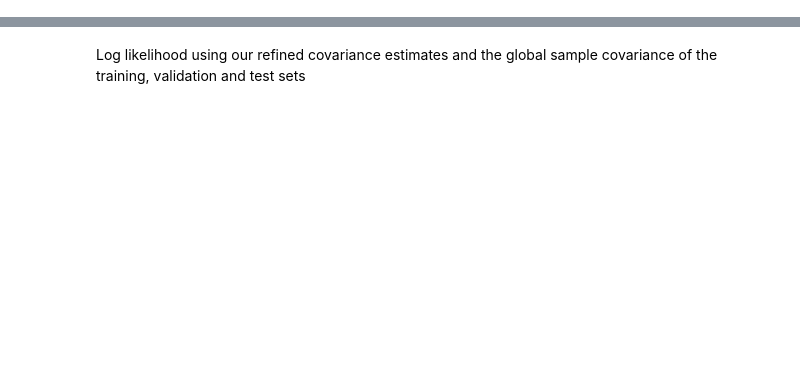
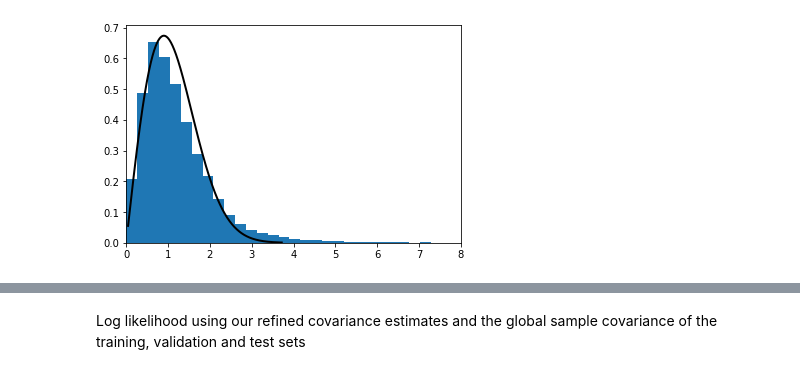
Before and after one commit to jackmiller2003/dl-cyclones, a Jupyter notebook: BinnedCovariance.ipynb, the cells around one changed output, grey strips where cells are left out. Drawn from its saved outputs; the diff is of its cells as text; code cells hidden in the pictures; blank space fills up the shorter version.

```diff
--- a/BinnedCovariance.ipynb
+++ b/BinnedCovariance.ipynb
@@ -29,3 +43,16 @@ test_labels,  test_latent  = load_labels("/g/data/x77/jm0124/feature_vectors/tes
 assert train_preds.shape == train_labels.shape
 assert val_preds.shape == val_labels.shape
 assert test_preds.shape == test_labels.shape
+# %%
+# plot distribution of magnitudes, it's Rayleigh distributed
+from scipy.stats import rayleigh
+x = np.linspace(rayleigh.ppf(0.001), rayleigh.ppf(0.999), 1000)
+plt.plot(x, rayleigh.pdf(x, scale=0.9),'k-',lw=2)
+R = (test_labels - test_preds)
+mag = np.sqrt(R[:,0]**2 + R[:,1]**2)
+mag = mag[mag < 300]
+plt.hist(mag, bins=60, density=True)
+plt.xlim(0,8)
+None
+# %% [output]
+[figure, added]
```
Also changed, not shown: parts of 10 cells of this notebook, 2 other files.
